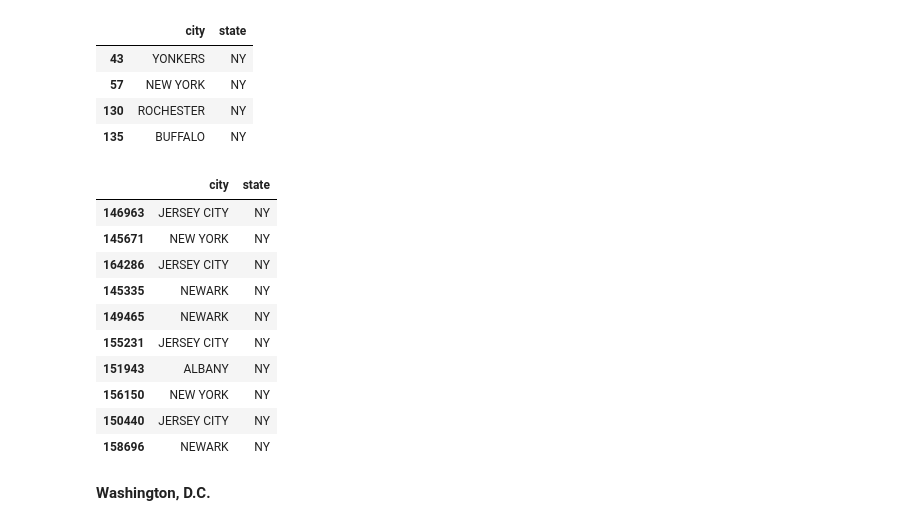
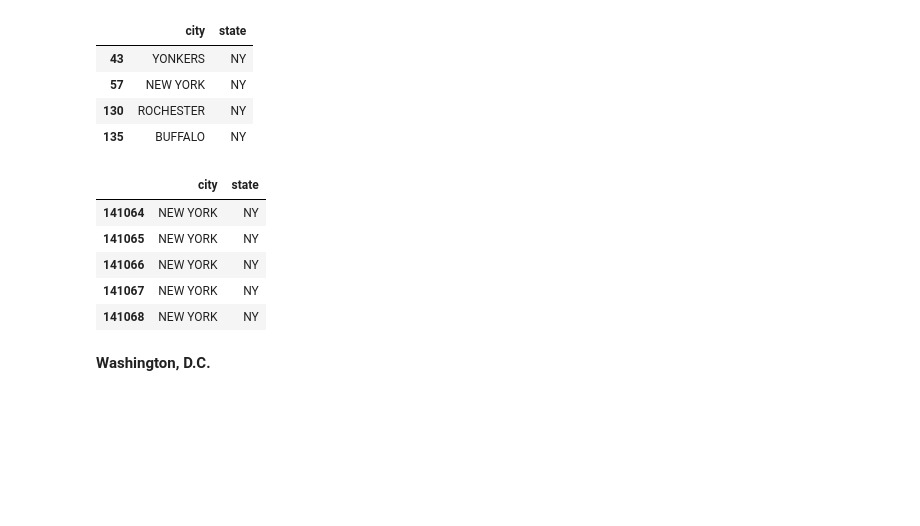
Before and after one commit to haleyej/330_final_project, a Jupyter notebook: process_data.ipynb, the cells around one changed output. Saved outputs shown, nothing was run; the diff lists cells and outputs as text; code cells hidden in the pictures; blank space fills up the shorter version.

```diff
--- a/process_data.ipynb
+++ b/process_data.ipynb
@@ -123,19 +130,14 @@ happiness_df[happiness_df['state'] == 'NY'][['city', 'state']]
 | 130 | ROCHESTER | NY |
 | 135 | BUFFALO | NY |
 # %%
-exploded[exploded['state'] == 'NY'][['city', 'state']].sample(10)
+exploded[(exploded['state'] == 'NY') & (exploded['city'] == 'NEW YORK')][['city', 'state']].head()
 # %% [output]
 |  | city | state |
-| 146963 | JERSEY CITY | NY |
-| 145671 | NEW YORK | NY |
-| 164286 | JERSEY CITY | NY |
-| 145335 | NEWARK | NY |
-| 149465 | NEWARK | NY |
-| 155231 | JERSEY CITY | NY |
-| 151943 | ALBANY | NY |
-| 156150 | NEW YORK | NY |
-| 150440 | JERSEY CITY | NY |
-| 158696 | NEWARK | NY |
+| 141064 | NEW YORK | NY |
+| 141065 | NEW YORK | NY |
+| 141066 | NEW YORK | NY |
+| 141067 | NEW YORK | NY |
+| 141068 | NEW YORK | NY |
 # %% [markdown]
 <p><b>Washington, D.C.</b></p>
 # %%
```
Also changed, not shown: parts of 22 cells of this notebook.
